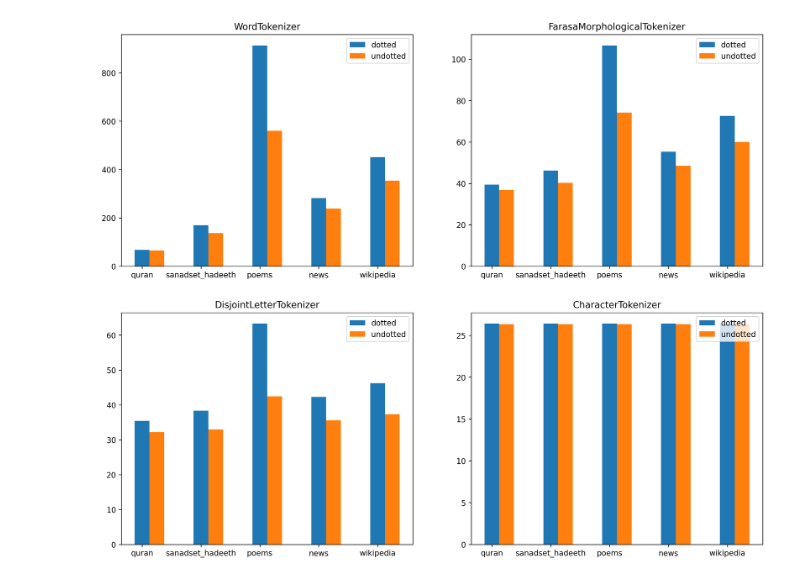
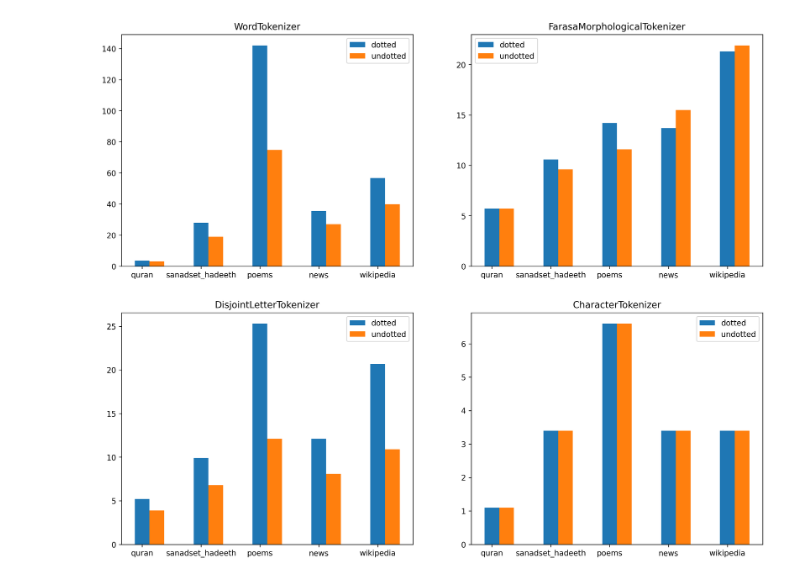
Before and after one commit to MagedSaeed/DotlessArabic, a Jupyter notebook: dotless_arabic/experiments/nlms/notebooks/nlms_results_plots.ipynb, the cells around one changed output. Drawn from its saved outputs; the diff is of its cells as text; code cells hidden in the pictures.

Commit message:
update nlms plots

```diff
--- a/dotless_arabic/experiments/nlms/notebooks/nlms_results_plots.ipynb
+++ b/dotless_arabic/experiments/nlms/notebooks/nlms_results_plots.ipynb
@@ -83,18 +117,18 @@ for tokenizer_class in sorted(results_dict.keys(), reverse=True):
                 f'{dataset_name.replace("_dataset","")},',
                 f"{text_type}:\n",
                 '\n',
-                f'V: {result["all_vocab"]}\n',
-                f'V_: {result["considered_vocab"]}\n',
-                f'(V_/V): {float(result["considered_vocab"].replace(",",""))/float(result["all_vocab"].replace(",","")):.2f}\n',
-                f'PPL: {float(result["ppl"]) if result["ppl"] else -1:.2f}\n',
+                # f'V: {result["all_vocab"]}\n',
+                # f'V_: {result["considered_vocab"]}\n',
+                # f'(V_/V): {float(result["considered_vocab"].replace(",",""))/float(result["all_vocab"].replace(",","")):.2f}\n',
+                f'PPL: {float(result["test_ppl"]) if result["test_ppl"] else -1:.2f}\n',
             )
             if text_type.startswith('un'):
                 dotted_ppl = 0
                 undotted_ppl = 0
-                if results_dict[tokenizer_class][dataset_name]['dotted']['ppl']:
-                    dotted_ppl = float(results_dict[tokenizer_class][dataset_name]['dotted']['ppl'])
-                if results_dict[tokenizer_class][dataset_name]['undotted']['ppl']:
-                    undotted_ppl = float(results_dict[tokenizer_class][dataset_name]['undotted']['ppl'])
+                if results_dict[tokenizer_class][dataset_name]['dotted']['test_ppl']:
+                    dotted_ppl = float(results_dict[tokenizer_class][dataset_name]['dotted']['test_ppl'])
+                if results_dict[tokenizer_class][dataset_name]['undotted']['test_ppl']:
+                    undotted_ppl = float(results_dict[tokenizer_class][dataset_name]['undotted']['test_ppl'])
                 if dotted_ppl and undotted_ppl:
                     print('undotted/dotted PPL raio:',f'{undotted_ppl/dotted_ppl:.2f}')
                 else:
@@ -148,26 +182,27 @@ CharacterTokenizer wikipedia_dataset undotted
 # %%
 figure,axis = plt.subplots(nrows=2,ncols=2,dpi=250,figsize=(15,12))
 
-metric = 'model_size'
+# metric = 'model_size'
+metric = 'params'
 
 for tokenizer_index,tokenizer_class in enumerate(sorted(results_dict.keys(), reverse=True)):
 
     dotted_sizes = list()
     undotted_sizes = list()
     for dataset_name in datasets_names:
         dotted_sizes.append(results_dict[tokenizer_class][dataset_name]['dotted'][metric])
         undotted_sizes.append(results_dict[tokenizer_class][dataset_name]['undotted'][metric])
 
     names = list(map(lambda name: name.replace('_dataset',''),datasets_names))
 
     dotted_sizes = list(map(lambda item:float(item.split(' ')[0]),dotted_sizes))
     undotted_sizes = list(map(lambda item:float(item.split(' ')[0]),undotted_sizes))
 
     # dotted_sizes = list(map(float,dotted_sizes))
     # undotted_sizes = list(map(float,undotted_sizes))
     axis[tokenizer_index//2,tokenizer_index%2].set_title(tokenizer_class)
     axis[tokenizer_index//2,tokenizer_index%2].bar(names,dotted_sizes,width=0.25, label='dotted')
     axis[tokenizer_index//2,tokenizer_index%2].bar(np.arange(len(names))+0.25,undotted_sizes,width=0.25,label='undotted')
     axis[tokenizer_index//2,tokenizer_index%2].legend()
 # %% [output]
-[figure, old version]
+[figure, new version]
```
Also changed, not shown: parts of 4 cells of this notebook.
